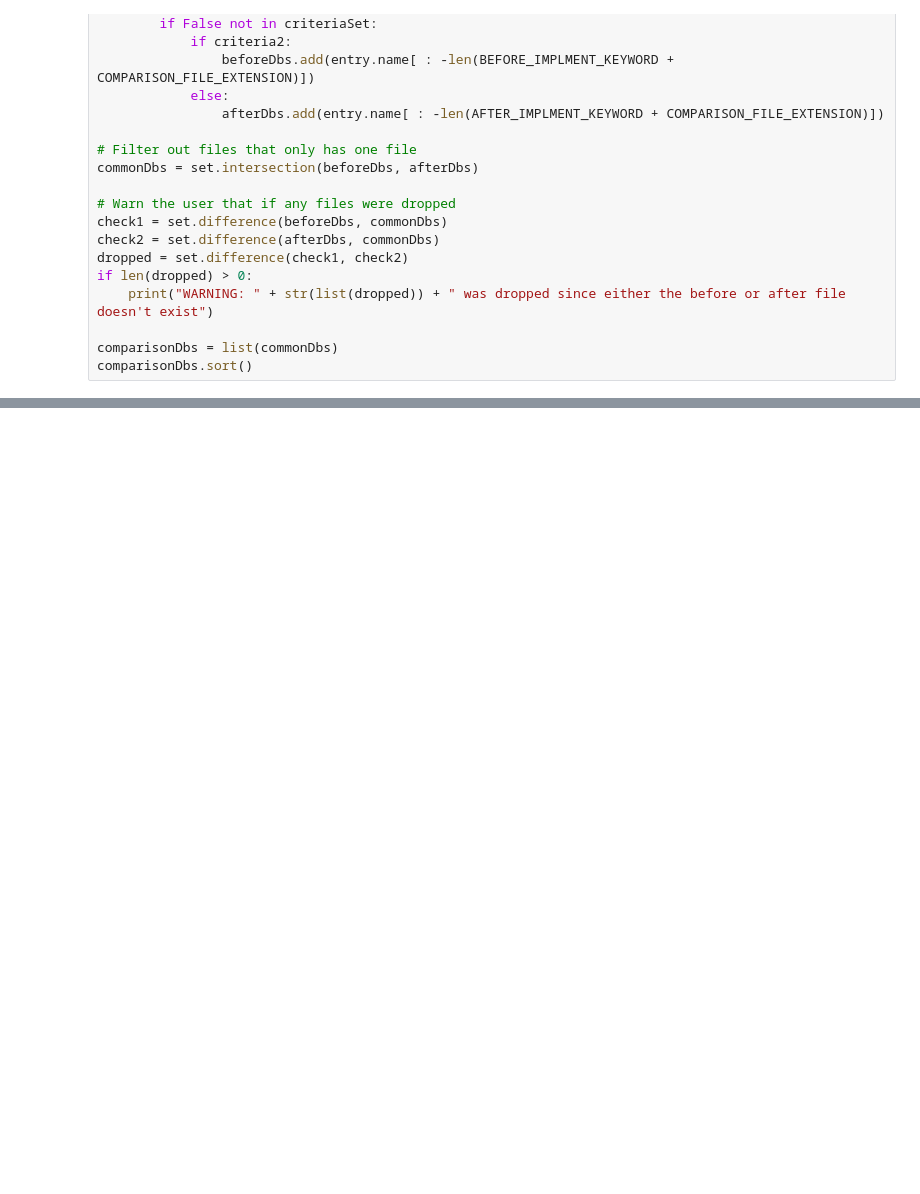
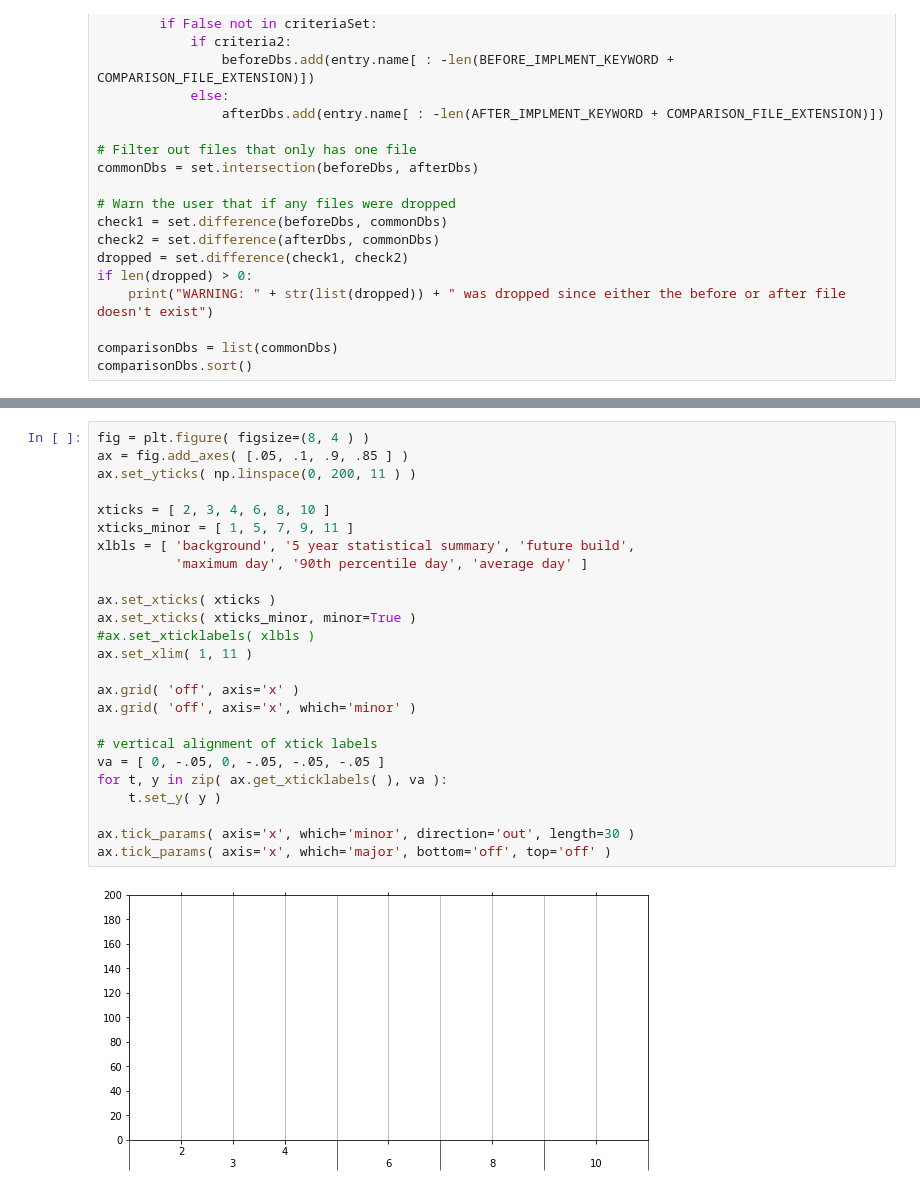
Before and after one commit to Manish-GS/Post-Implementation-Check, a Jupyter notebook: v2.ipynb, the cells around one changed output, grey strips where cells are left out. Drawn from its saved outputs; the diff is of its cells as text; blank space fills up the shorter version.

```diff
--- a/v2.ipynb
+++ b/v2.ipynb
@@ -499,0 +546,27 @@ g.add_legend()
+# %%
+fig = plt.figure( figsize=(8, 4 ) )
+ax = fig.add_axes( [.05, .1, .9, .85 ] )
+ax.set_yticks( np.linspace(0, 200, 11 ) )
+
+xticks = [ 2, 3, 4, 6, 8, 10 ]
+xticks_minor = [ 1, 5, 7, 9, 11 ]
+xlbls = [ 'background', '5 year statistical summary', 'future build',
+          'maximum day', '90th percentile day', 'average day' ]
+
+ax.set_xticks( xticks )
+ax.set_xticks( xticks_minor, minor=True )
+#ax.set_xticklabels( xlbls )
+ax.set_xlim( 1, 11 )
+
+ax.grid( 'off', axis='x' )
+ax.grid( 'off', axis='x', which='minor' )
+
+# vertical alignment of xtick labels
+va = [ 0, -.05, 0, -.05, -.05, -.05 ]
+for t, y in zip( ax.get_xticklabels( ), va ):
+    t.set_y( y )
+
+ax.tick_params( axis='x', which='minor', direction='out', length=30 )
+ax.tick_params( axis='x', which='major', bottom='off', top='off' )
+# %% [output]
+[figure, added]
```
Also changed, not shown: parts of 14 cells of this notebook, 14 other files.
